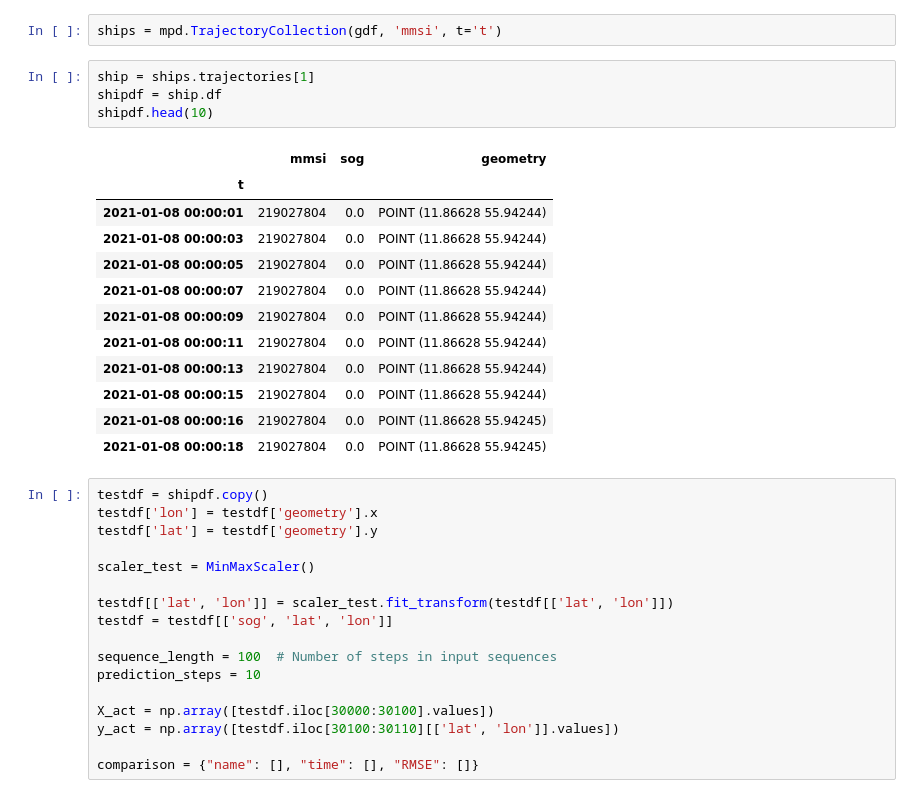
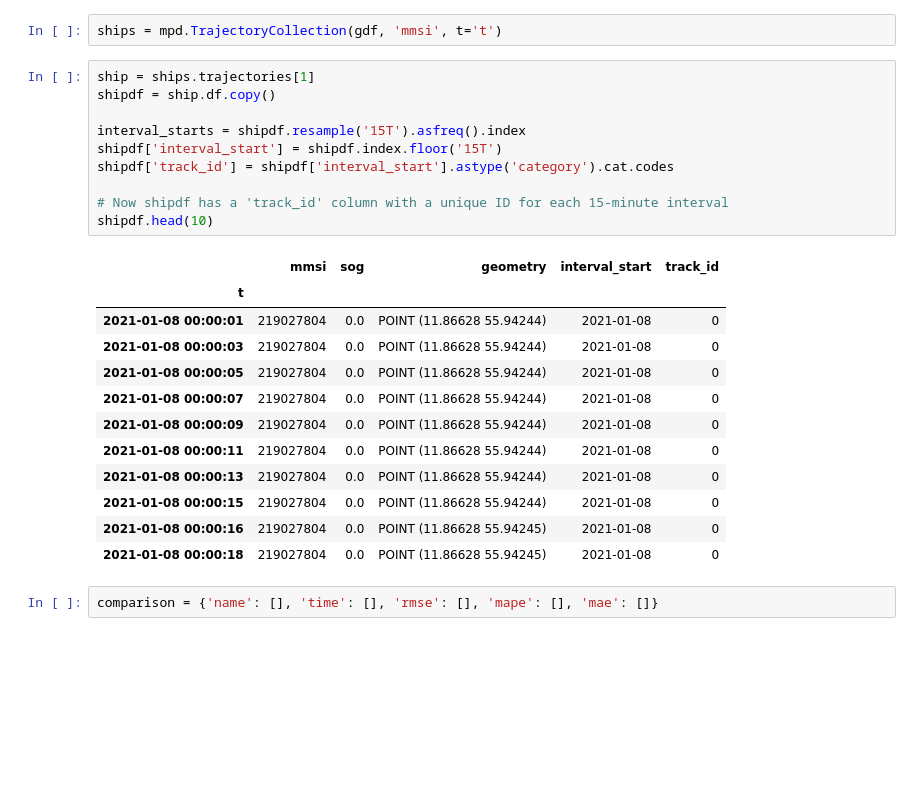
Before and after one commit to satriabw/master-thesis, a Jupyter notebook: experiment/Trajectory_pred.ipynb, the cells around one changed output. Saved outputs shown, nothing was run; the diff lists cells and outputs as text; blank space fills up the shorter version.

```diff
--- a/experiment/Trajectory_pred.ipynb
+++ b/experiment/Trajectory_pred.ipynb
@@ -73,38 +139,29 @@ gdf.head()
 ships = mpd.TrajectoryCollection(gdf, 'mmsi', t='t')
 # %%
 ship = ships.trajectories[1]
-shipdf = ship.df
+shipdf = ship.df.copy()
+
+interval_starts = shipdf.resample('15T').asfreq().index
+shipdf['interval_start'] = shipdf.index.floor('15T')
+shipdf['track_id'] = shipdf['interval_start'].astype('category').cat.codes
+
+# Now shipdf has a 'track_id' column with a unique ID for each 15-minute interval
 shipdf.head(10)
 # %% [output]
-|  | mmsi | sog | geometry |
-| t |  |  |  |
-| 2021-01-08 00:00:01 | 219027804 | 0.0 | POINT (11.86628 55.94244) |
-| 2021-01-08 00:00:03 | 219027804 | 0.0 | POINT (11.86628 55.94244) |
-| 2021-01-08 00:00:05 | 219027804 | 0.0 | POINT (11.86628 55.94244) |
-| 2021-01-08 00:00:07 | 219027804 | 0.0 | POINT (11.86628 55.94244) |
-| 2021-01-08 00:00:09 | 219027804 | 0.0 | POINT (11.86628 55.94244) |
-| 2021-01-08 00:00:11 | 219027804 | 0.0 | POINT (11.86628 55.94244) |
-| 2021-01-08 00:00:13 | 219027804 | 0.0 | POINT (11.86628 55.94244) |
-| 2021-01-08 00:00:15 | 219027804 | 0.0 | POINT (11.86628 55.94244) |
-| 2021-01-08 00:00:16 | 219027804 | 0.0 | POINT (11.86628 55.94245) |
-| 2021-01-08 00:00:18 | 219027804 | 0.0 | POINT (11.86628 55.94245) |
+|  | mmsi | sog | geometry | interval_start | track_id |
+| t |  |  |  |  |  |
+| 2021-01-08 00:00:01 | 219027804 | 0.0 | POINT (11.86628 55.94244) | 2021-01-08 | 0 |
+| 2021-01-08 00:00:03 | 219027804 | 0.0 | POINT (11.86628 55.94244) | 2021-01-08 | 0 |
+| 2021-01-08 00:00:05 | 219027804 | 0.0 | POINT (11.86628 55.94244) | 2021-01-08 | 0 |
+| 2021-01-08 00:00:07 | 219027804 | 0.0 | POINT (11.86628 55.94244) | 2021-01-08 | 0 |
+| 2021-01-08 00:00:09 | 219027804 | 0.0 | POINT (11.86628 55.94244) | 2021-01-08 | 0 |
+| 2021-01-08 00:00:11 | 219027804 | 0.0 | POINT (11.86628 55.94244) | 2021-01-08 | 0 |
+| 2021-01-08 00:00:13 | 219027804 | 0.0 | POINT (11.86628 55.94244) | 2021-01-08 | 0 |
+| 2021-01-08 00:00:15 | 219027804 | 0.0 | POINT (11.86628 55.94244) | 2021-01-08 | 0 |
+| 2021-01-08 00:00:16 | 219027804 | 0.0 | POINT (11.86628 55.94245) | 2021-01-08 | 0 |
+| 2021-01-08 00:00:18 | 219027804 | 0.0 | POINT (11.86628 55.94245) | 2021-01-08 | 0 |
-# %%
-testdf = shipdf.copy()
-testdf['lon'] = testdf['geometry'].x
-testdf['lat'] = testdf['geometry'].y
-
-scaler_test = MinMaxScaler()
-
-testdf[['lat', 'lon']] = scaler_test.fit_transform(testdf[['lat', 'lon']])
-testdf = testdf[['sog', 'lat', 'lon']]
-
-sequence_length = 100  # Number of steps in input sequences
-prediction_steps = 10
-
-X_act = np.array([testdf.iloc[30000:30100].values])
-y_act = np.array([testdf.iloc[30100:30110][['lat', 'lon']].values])
-
-comparison = {"name": [], "time": [], "RMSE": []}
+# %%
+comparison = {'name': [], 'time': [], 'rmse': [], 'mape': [], 'mae': []}
 # %%
 import time
 
```
Also changed, not shown: parts of 46 cells of this notebook, 6 other files.
